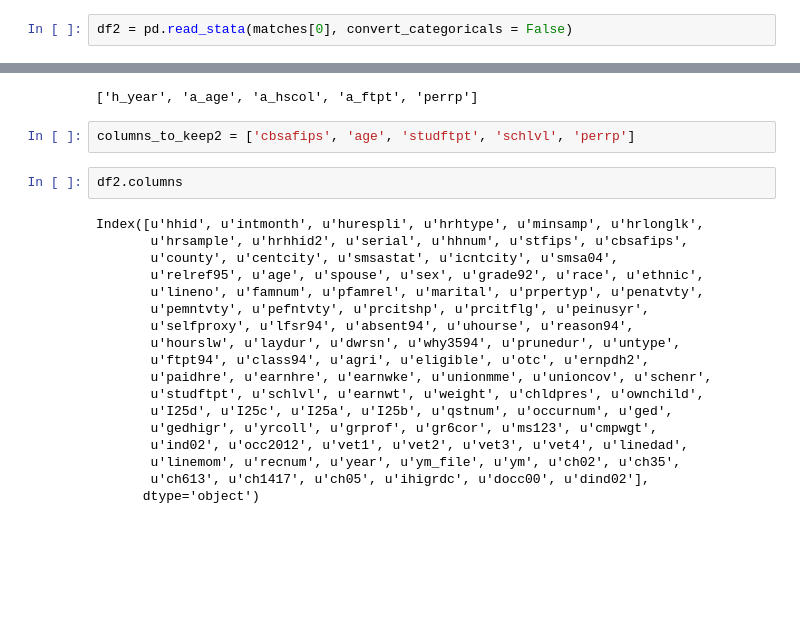
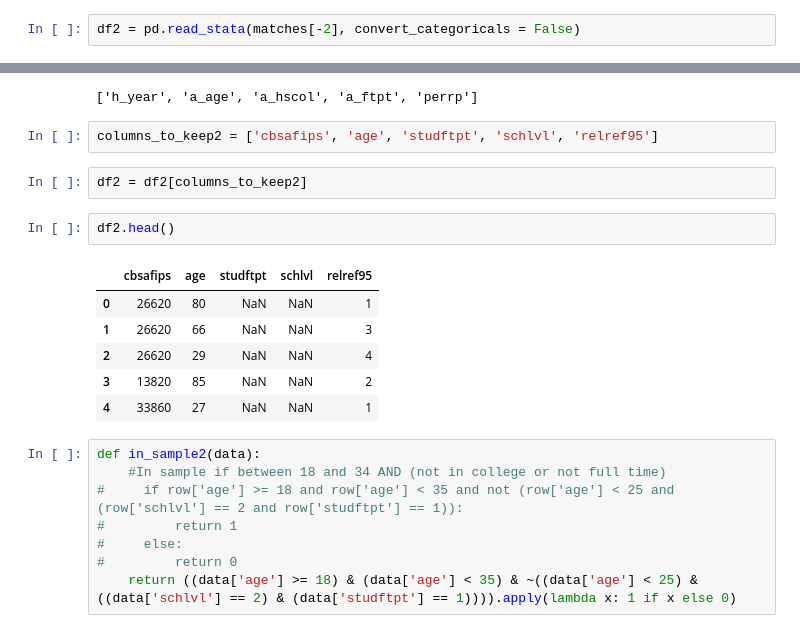
Before and after one commit to reeleis/snake_people, a Jupyter notebook: CPS_Processing_and_Results.ipynb, the cells around one changed output, grey strips where cells are left out. Drawn from its saved outputs; the diff is of its cells as text; blank space fills up the shorter version.

```diff
--- a/CPS_Processing_and_Results.ipynb
+++ b/CPS_Processing_and_Results.ipynb
@@ -194,28 +194,27 @@ matches[0]
 # %%
-df2 = pd.read_stata(matches[0], convert_categoricals = False)
+df2 = pd.read_stata(matches[-2], convert_categoricals = False)
 # %%
 columns_to_keep
 # %% [output]
 ['h_year', 'a_age', 'a_hscol', 'a_ftpt', 'perrp']
 # %%
-columns_to_keep2 = ['cbsafips', 'age', 'studftpt', 'schlvl', 'perrp']
+columns_to_keep2 = ['cbsafips', 'age', 'studftpt', 'schlvl', 'relref95']
+# %%
+df2 = df2[columns_to_keep2]
 # %%
-df2.columns
+df2.head()
 # %% [output]
-Index([u'hhid', u'intmonth', u'hurespli', u'hrhtype', u'minsamp', u'hrlonglk',
-       u'hrsample', u'hrhhid2', u'serial', u'hhnum', u'stfips', u'cbsafips',
-       u'county', u'centcity', u'smsastat', u'icntcity', u'smsa04',
-       u'relref95', u'age', u'spouse', u'sex', u'grade92', u'race', u'ethnic',
-       u'lineno', u'famnum', u'pfamrel', u'marital', u'prpertyp', u'penatvty',
-       u'pemntvty', u'pefntvty', u'prcitshp', u'prcitflg', u'peinusyr',
-       u'selfproxy', u'lfsr94', u'absent94', u'uhourse', u'reason94',
-       u'hourslw', u'laydur', u'dwrsn', u'why3594', u'prunedur', u'untype',
-       u'ftpt94', u'class94', u'agri', u'eligible', u'otc', u'ernpdh2',
-       u'paidhre', u'earnhre', u'earnwke', u'unionmme', u'unioncov', u'schenr',
-       u'studftpt', u'schlvl', u'earnwt', u'weight', u'chldpres', u'ownchild',
-       u'I25d', u'I25c', u'I25a', u'I25b', u'qstnum', u'occurnum', u'ged',
-       u'gedhigr', u'yrcoll', u'grprof', u'gr6cor', u'ms123', u'cmpwgt',
-       u'ind02', u'occ2012', u'vet1', u'vet2', u'vet3', u'vet4', u'linedad',
-       u'linemom', u'recnum', u'year', u'ym_file', u'ym', u'ch02', u'ch35',
-       u'ch613', u'ch1417', u'ch05', u'ihigrdc', u'docc00', u'dind02'],
-      dtype='object')
+|  | cbsafips | age | studftpt | schlvl | relref95 |
+| 0 | 26620 | 80 | NaN | NaN | 1 |
+| 1 | 26620 | 66 | NaN | NaN | 3 |
+| 2 | 26620 | 29 | NaN | NaN | 4 |
+| 3 | 13820 | 85 | NaN | NaN | 2 |
+| 4 | 33860 | 27 | NaN | NaN | 1 |
+# %%
+def in_sample2(data):
+    #In sample if between 18 and 34 AND (not in college or not full time)
+#     if row['age'] >= 18 and row['age'] < 35 and not (row['age'] < 25 and (row['schlvl'] == 2 and row['studftpt'] == 1)):
+#         return 1
+#     else:
+#         return 0
+    return ((data['age'] >= 18) & (data['age'] < 35) & ~((data['age'] < 25) & ((data['schlvl'] == 2) & (data['studftpt'] == 1)))).apply(lambda x: 1 if x else 0)
```
Also changed, not shown: parts of 12 cells of this notebook, 1 other file.
